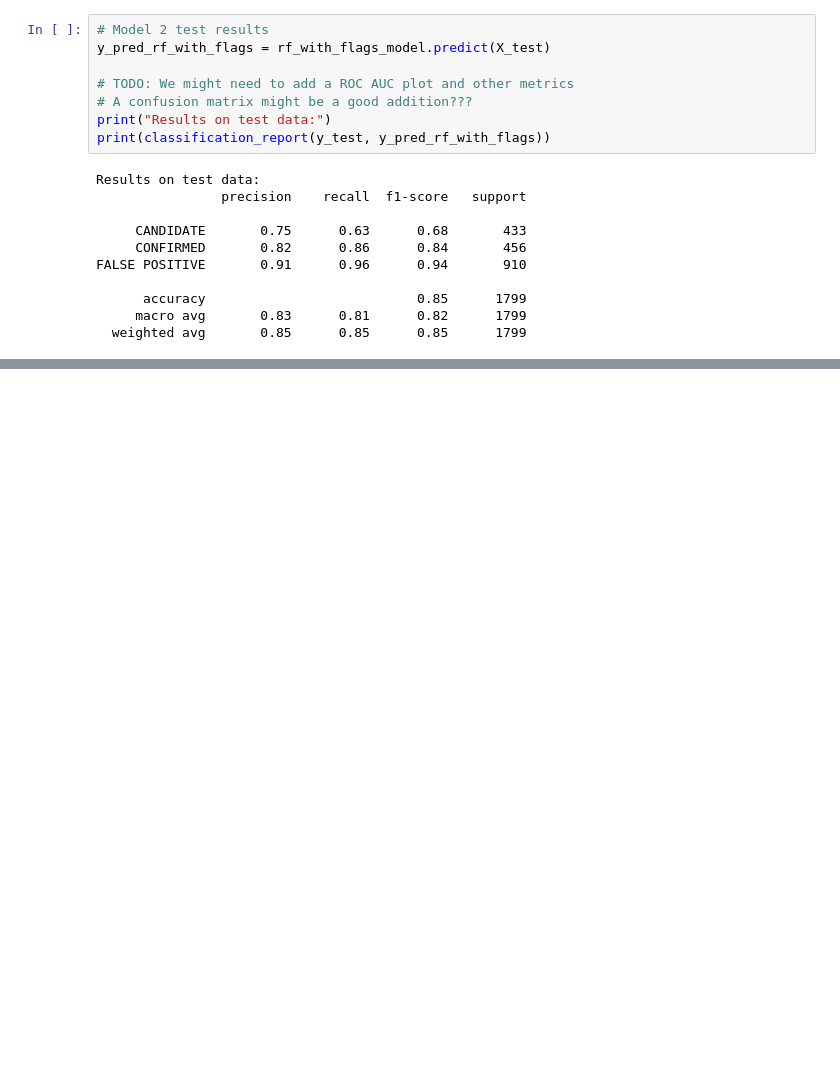
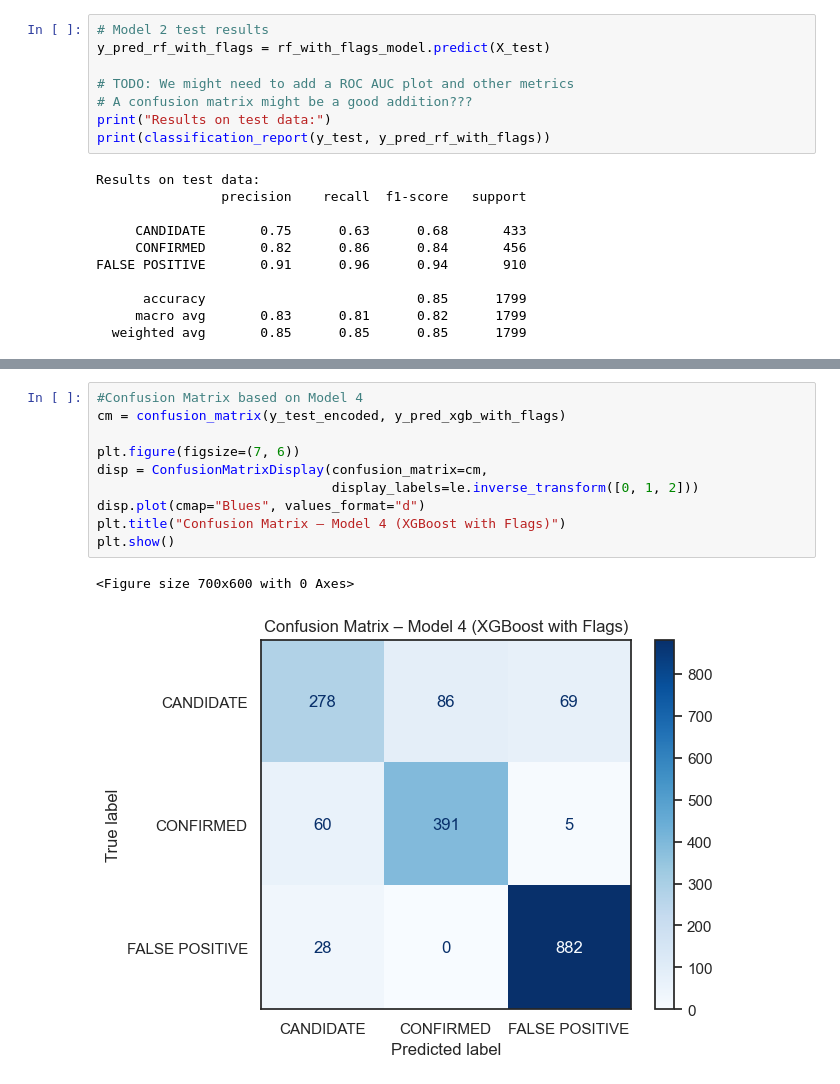
Before and after one commit to lily-swan/DS-9000-project, a Jupyter notebook: analysis.ipynb, the cells around one changed output, grey strips where cells are left out. Saved outputs shown, nothing was run; the diff lists cells and outputs as text; blank space fills up the shorter version.

Commit message:
Add ROC and confusion matrix plots for model 4

```diff
--- a/analysis.ipynb
+++ b/analysis.ipynb
@@ -1091,0 +1095,13 @@ FALSE POSITIVE       0.92      0.97      0.95       910
+# %%
+#Confusion Matrix based on Model 4
+cm = confusion_matrix(y_test_encoded, y_pred_xgb_with_flags)
+
+plt.figure(figsize=(7, 6))
+disp = ConfusionMatrixDisplay(confusion_matrix=cm,
+                              display_labels=le.inverse_transform([0, 1, 2]))
+disp.plot(cmap="Blues", values_format="d")
+plt.title("Confusion Matrix – Model 4 (XGBoost with Flags)")
+plt.show()
+# %% [output]
+<Figure size 700x600 with 0 Axes>
+[figure, added]
```
Also changed, not shown: parts of 17 cells of this notebook.
